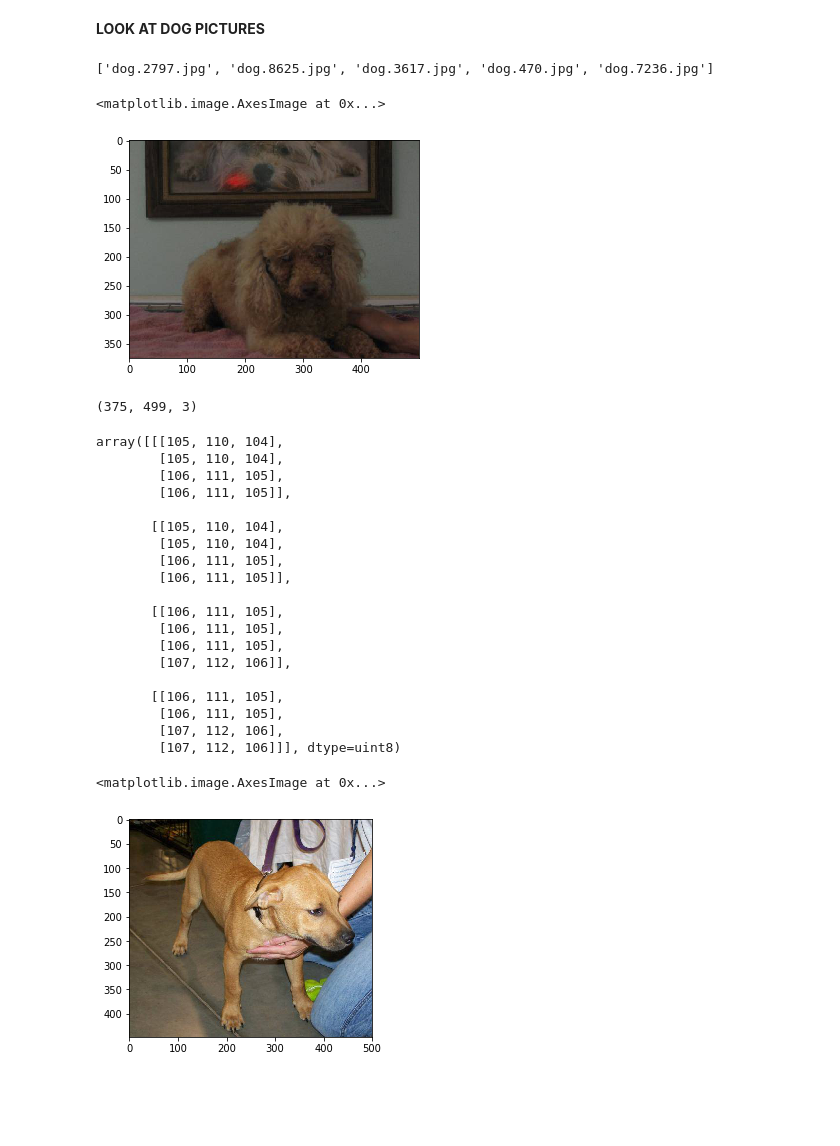
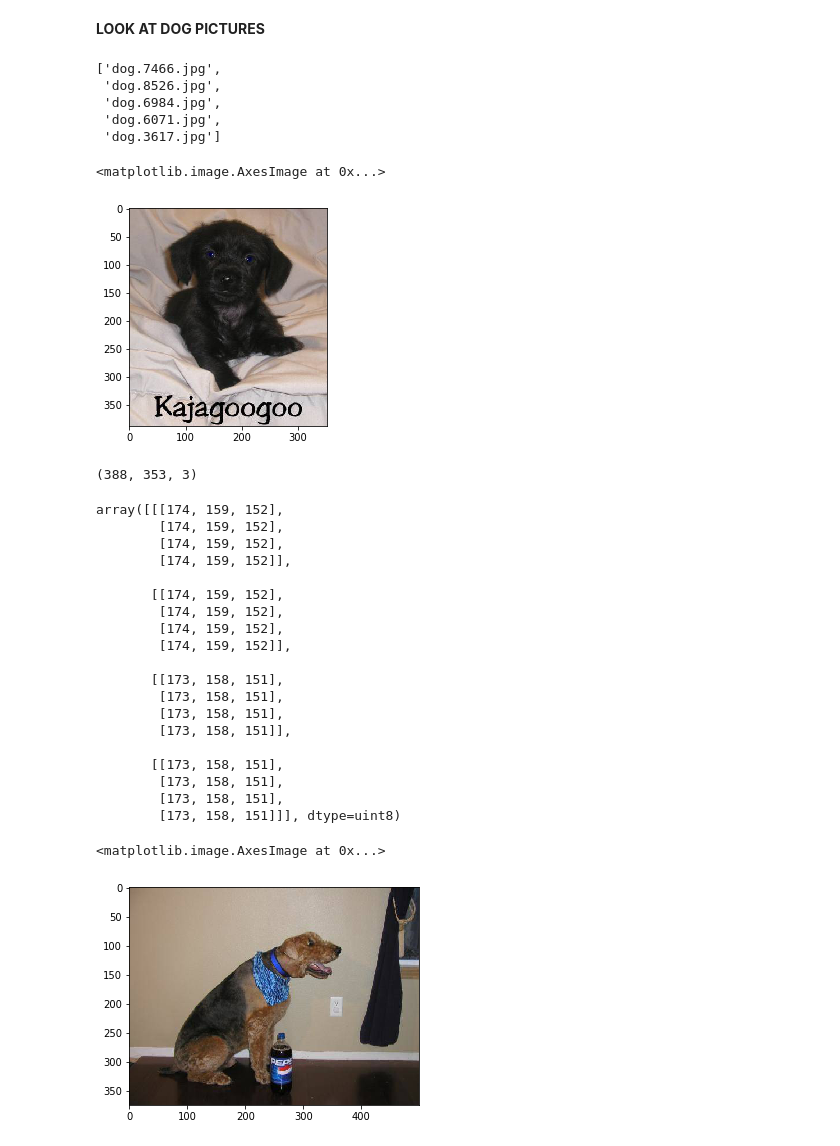
Before and after one commit to anshulrai/Kaggle-Challenges, a Jupyter notebook: Dog vs Cats/Dog vs Cats #1.ipynb, the cells around one changed output. Cells and saved outputs as stored; diff of their text form; code cells hidden in the pictures; blank space fills up the shorter version.

Commit message:
Split data into Train/val and moved to new folders

```diff
--- a/Dog vs Cats/Dog vs Cats #1.ipynb
+++ b/Dog vs Cats/Dog vs Cats #1.ipynb
@@ -58,48 +93,52 @@ gc.collect()
 # %% [markdown]
 **LOOK AT DOG PICTURES**
 # %%
-files = os.listdir('./dogcats/dogs/')[:5]
+files = os.listdir('./dogcats/train/dogs/')[:5]
 files
 # %% [output]
-['dog.2797.jpg', 'dog.8625.jpg', 'dog.3617.jpg', 'dog.470.jpg', 'dog.7236.jpg']
+['dog.7466.jpg',
+ 'dog.8526.jpg',
+ 'dog.6984.jpg',
+ 'dog.6071.jpg',
+ 'dog.3617.jpg']
 # %%
-img = plt.imread(f'./dogcats/dogs/{files[0]}')
+img = plt.imread(f'./dogcats/train/dogs/{files[0]}')
 plt.imshow(img)
 # %% [output]
 <matplotlib.image.AxesImage at 0x...>
-[figure, old version]
+[figure, new version]
 # %%
 img.shape
 # %% [output]
-(375, 499, 3)
+(388, 353, 3)
 # %%
 img[:4,:4]
 # %% [output]
-array([[[105, 110, 104],
-        [105, 110, 104],
-        [106, 111, 105],
-        [106, 111, 105]],
+array([[[174, 159, 152],
+        [174, 159, 152],
+        [174, 159, 152],
+        [174, 159, 152]],
 
-       [[105, 110, 104],
-        [105, 110, 104],
-        [106, 111, 105],
-        [106, 111, 105]],
+       [[174, 159, 152],
+        [174, 159, 152],
+        [174, 159, 152],
+        [174, 159, 152]],
 
-       [[106, 111, 105],
-        [106, 111, 105],
-        [106, 111, 105],
-        [107, 112, 106]],
+       [[173, 158, 151],
+        [173, 158, 151],
+        [173, 158, 151],
+        [173, 158, 151]],
 
-       [[106, 111, 105],
-        [106, 111, 105],
-        [107, 112, 106],
-        [107, 112, 106]]], dtype=uint8)
+       [[173, 158, 151],
+        [173, 158, 151],
+        [173, 158, 151],
+        [173, 158, 151]]], dtype=uint8)
 # %%
-img = plt.imread(f'./dogcats/dogs/{files[1]}')
+img = plt.imread(f'./dogcats/train/dogs/{files[1]}')
 plt.imshow(img)
 # %% [output]
 <matplotlib.image.AxesImage at 0x...>
-[figure, old version]
+[figure, new version]
 # %%
 img.shape
 # %% [output]
```
Also changed, not shown: parts of 15 cells of this notebook.
